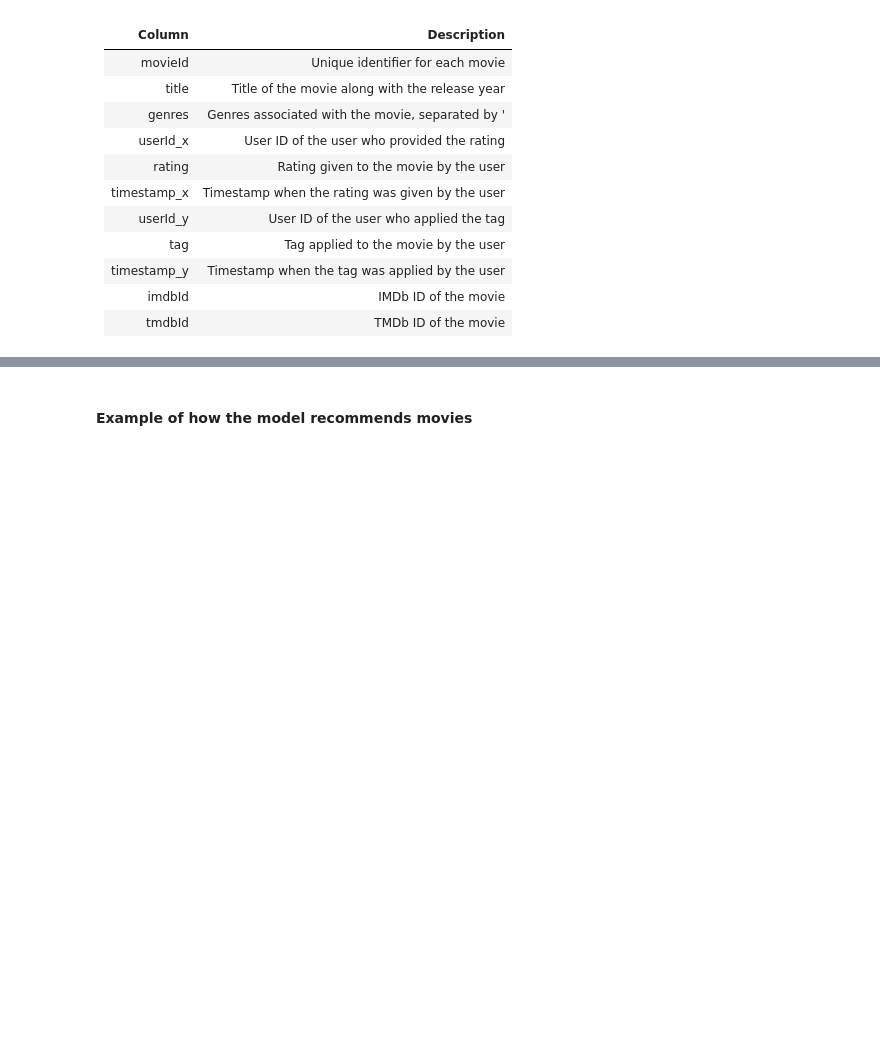
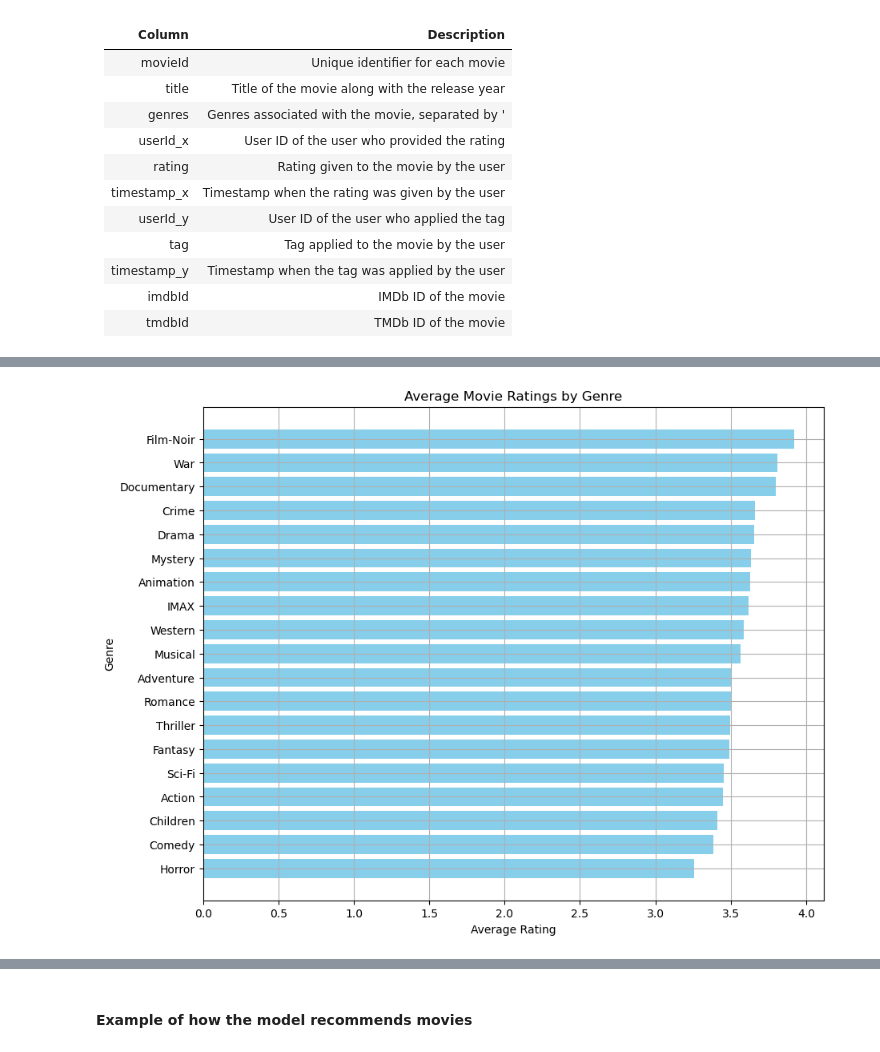
Before and after one commit to jguzzo522/movierec, a Jupyter notebook: movierecnotebook.ipynb, the cells around one changed output, grey strips where cells are left out. Saved outputs shown, nothing was run; the diff lists cells and outputs as text; code cells hidden in the pictures; blank space fills up the shorter version.

```diff
--- a/movierecnotebook.ipynb
+++ b/movierecnotebook.ipynb
@@ -643,27 +886 @@ Index(['userId_x', 'movieId', 'rating', 'timestamp_x', 'title', 'year',
       dtype='object')
-# %%
-# List of genre names based on your input
-genre_columns = ['Action', 'Adventure', 'Animation', 'Children', 'Comedy', 'Crime',
-                 'Documentary', 'Drama', 'Fantasy', 'Film-Noir', 'Horror', 'IMAX',
-                 'Musical', 'Mystery', 'Romance', 'Sci-Fi', 'Thriller', 'War', 'Western']
-
-# Dictionary to store average ratings by genre
-average_ratings_by_genre = {}
-
-for genre in genre_columns:
-    # Calculate the mean rating for each genre
-    if merged_df[genre].sum() > 0:  # Check to ensure there are movies in the genre
-        average_rating = (merged_df[genre] * merged_df['rating']).sum() / merged_df[genre].sum()
-        average_ratings_by_genre[genre] = average_rating
-    else:
-        average_ratings_by_genre[genre] = None  # For genres with no movies
-
-# Sort the average ratings by value in ascending order and filter out None values
-sorted_average_ratings_by_genre = {genre: avg for genre, avg in sorted(average_ratings_by_genre.items(), key=lambda item: item[1] if item[1] is not None else float('inf'))}
-
-# Display the sorted average rating by genre
-for genre, avg_rating in sorted_average_ratings_by_genre.items():
-    if avg_rating is not None:
-        print(f"Average rating for {genre}: {avg_rating:.2f}")
-    else:
-        print(f"Average rating for {genre}: No data available")
@@ -689,0 +938,19 @@ Average rating for Crime: 4.12
+# %%
+import matplotlib.pyplot as plt
+
+# Prepare data for plotting
+genres = list(sorted_genre_data.keys())
+average_ratings = [data['average_rating'] for data in sorted_genre_data.values()]
+
+# Create a bar chart
+plt.figure(figsize=(10, 8))  # Set the figure size for better readability
+plt.barh(genres, average_ratings, color='skyblue')  # Horizontal bar chart
+plt.xlabel('Average Rating')  # X-axis label
+plt.ylabel('Genre')  # Y-axis label
+plt.title('Average Movie Ratings by Genre')  # Chart title
+plt.grid(True)  # Add gridlines for better readability
+
+# Display the plot
+plt.show()
+# %% [output]
+[figure, added]
```
Also changed, not shown: parts of 116 cells of this notebook.
